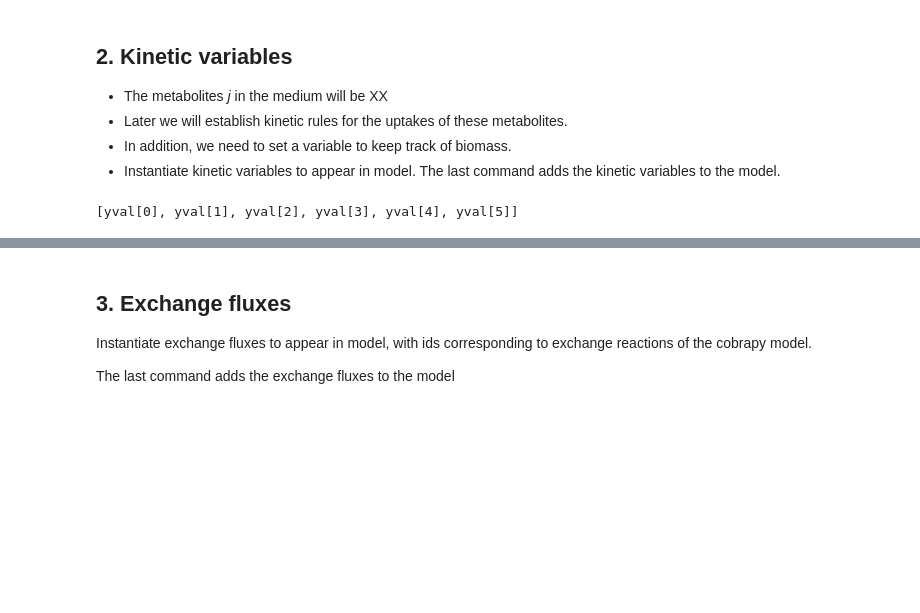
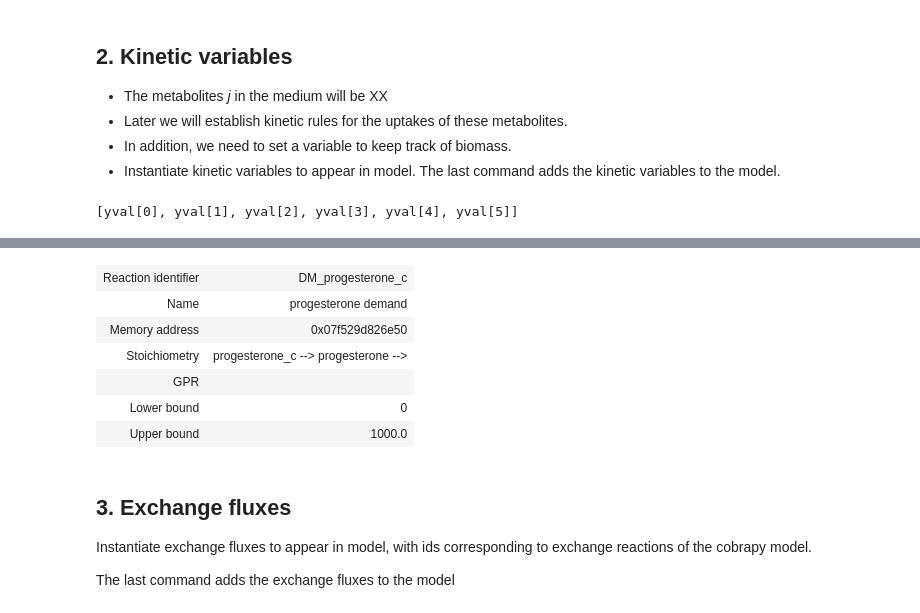
Before and after one commit to 27410/27410-group-assigment-group_3, a Jupyter notebook: misc/Bertram/Test_DFBA.ipynb, the cells around one changed output, grey strips where cells are left out. Saved outputs shown, nothing was run; the diff lists cells and outputs as text; code cells hidden in the pictures; blank space fills up the shorter version.

```diff
--- a/misc/Bertram/Test_DFBA.ipynb
+++ b/misc/Bertram/Test_DFBA.ipynb
@@ -108,6 +97,16 @@ dfba_model.reactions.EX_progesterone_e
 | GPR |  |
 | Lower bound | -1000.0 |
 | Upper bound | 1000.0 |
+# %%
+dfba_model.reactions.DM_progesterone_c
+# %% [output]
+| Reaction identifier | DM_progesterone_c |
+| Name | progesterone demand |
+| Memory address | 0x07f529d826e50 |
+| Stoichiometry | progesterone_c --> progesterone --> |
+| GPR |  |
+| Lower bound | 0 |
+| Upper bound | 1000.0 |
 # %% [markdown]
 ## 3. Exchange fluxes
 
```
Also changed, not shown: parts of 10 cells of this notebook, 6 other files.
